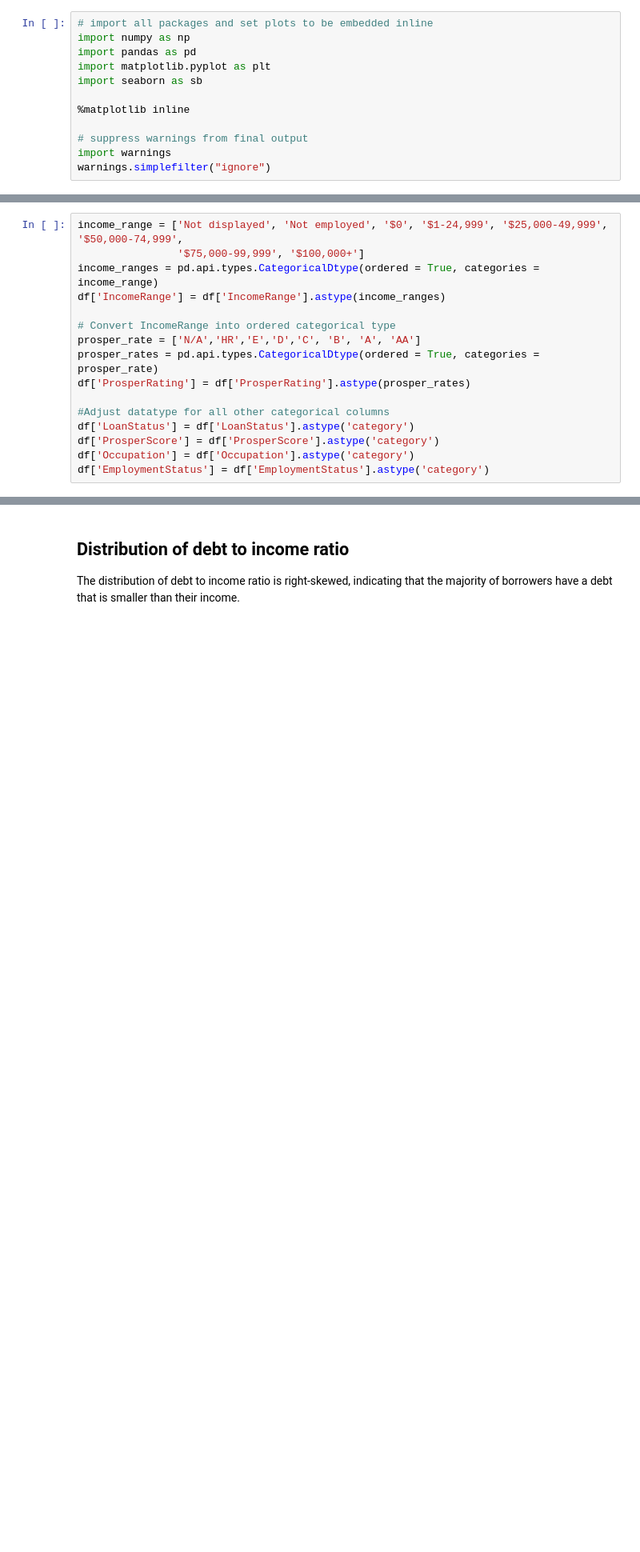
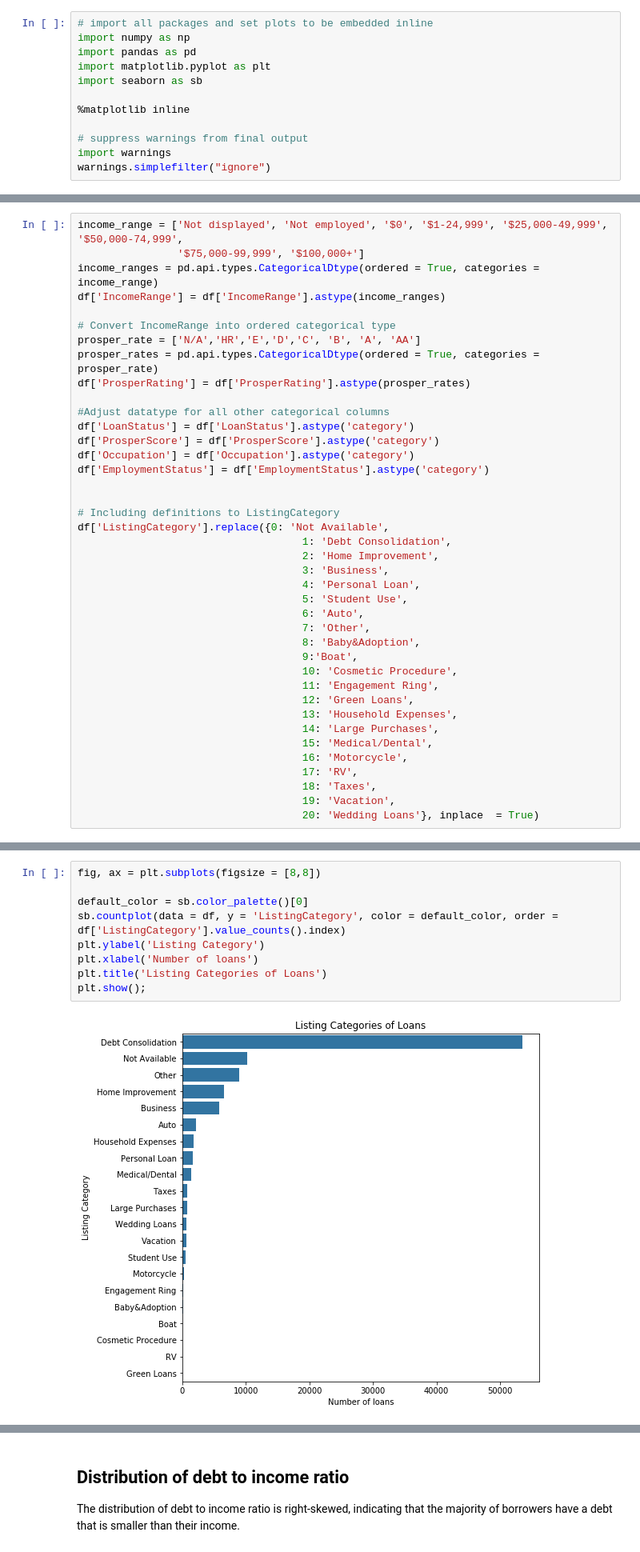
Before and after one commit to dsllt/-Udacity_DA_P5, a Jupyter notebook: Prosper_Loan_slide_deck.ipynb, the cells around one changed output, grey strips where cells are left out. Shown at 80% size. Saved outputs shown, nothing was run; the diff lists cells and outputs as text; blank space fills up the shorter version.

```diff
--- a/Prosper_Loan_slide_deck.ipynb
+++ b/Prosper_Loan_slide_deck.ipynb
@@ -53,3 +54,27 @@ df['LoanStatus'] = df['LoanStatus'].astype('category')
 df['ProsperScore'] = df['ProsperScore'].astype('category')
 df['Occupation'] = df['Occupation'].astype('category')
 df['EmploymentStatus'] = df['EmploymentStatus'].astype('category')
+
+
+# Including definitions to ListingCategory
+df['ListingCategory'].replace({0: 'Not Available',
+                                    1: 'Debt Consolidation',
+                                    2: 'Home Improvement',
+                                    3: 'Business',
+                                    4: 'Personal Loan',
+                                    5: 'Student Use',
+                                    6: 'Auto',
+                                    7: 'Other',
+                                    8: 'Baby&Adoption',
+                                    9:'Boat',
+                                    10: 'Cosmetic Procedure',
+                                    11: 'Engagement Ring',
+                                    12: 'Green Loans',
+                                    13: 'Household Expenses',
+                                    14: 'Large Purchases',
+                                    15: 'Medical/Dental',
+                                    16: 'Motorcycle',
+                                    17: 'RV',
+                                    18: 'Taxes',
+                                    19: 'Vacation',
+                                    20: 'Wedding Loans'}, inplace  = True)
@@ -56,3 +85,14 @@ df['EmploymentStatus'] = df['EmploymentStatus'].astype('category')
+# %%
+fig, ax = plt.subplots(figsize = [8,8])
+
+default_color = sb.color_palette()[0]
+sb.countplot(data = df, y = 'ListingCategory', color = default_color, order = df['ListingCategory'].value_counts().index)
+plt.ylabel('Listing Category')
+plt.xlabel('Number of loans')
+plt.title('Listing Categories of Loans')
+plt.show();
+# %% [output]
+[figure, added]
 # %% [markdown]
 ## Distribution of loan status
 
```
Also changed, not shown: parts of 4 cells of this notebook, 3 other files.
